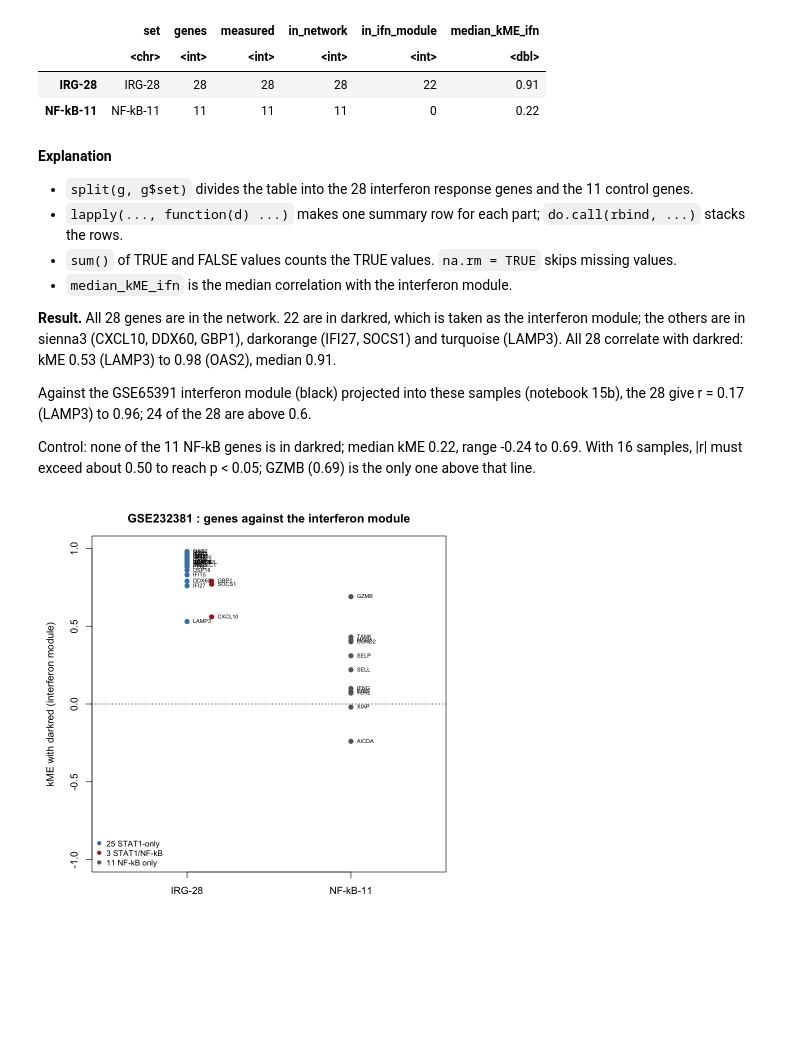
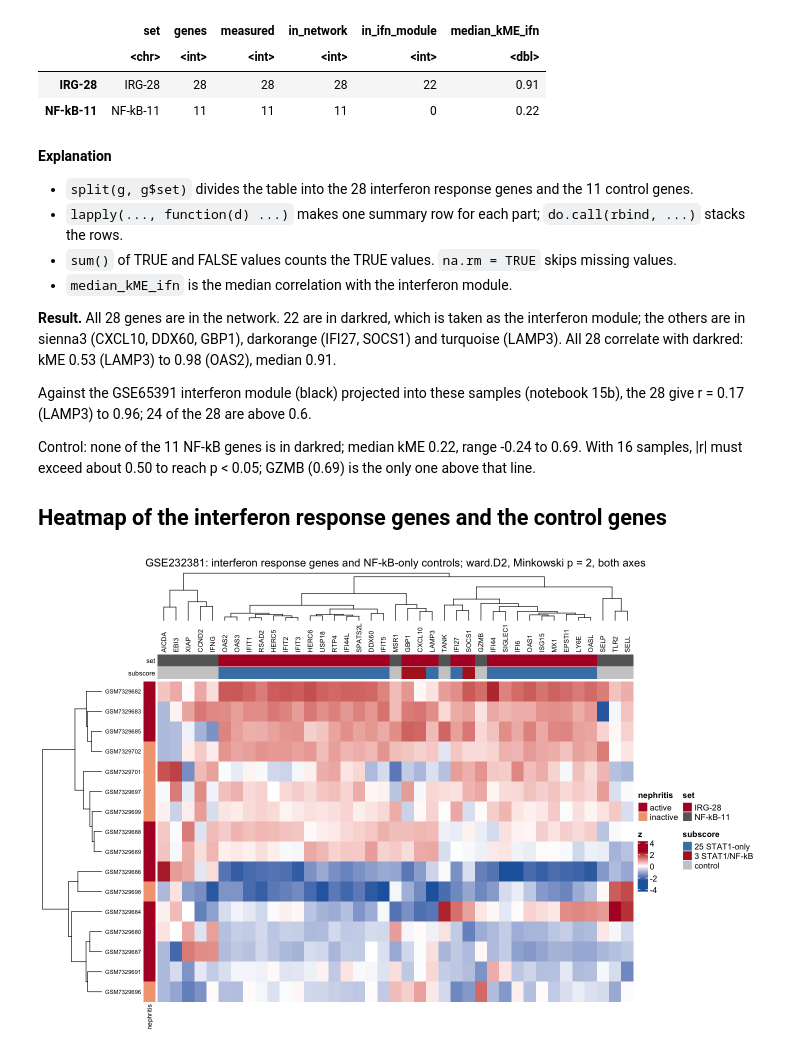
Before and after one commit to NIH-NLM/endotypes-transcriptomics, a Jupyter notebook: ipynb/15c_GSE232381_bulk_RNA_seq_interferon_genes.ipynb, the cells around one changed output. Saved outputs shown, nothing was run; the diff lists cells and outputs as text; code cells hidden in the pictures; blank space fills up the shorter version.

Commit message:
k-means silhouette and heatmaps, interferon heatmaps, gap statistic removed, citations

```diff
--- a/ipynb/15c_GSE232381_bulk_RNA_seq_interferon_genes.ipynb
+++ b/ipynb/15c_GSE232381_bulk_RNA_seq_interferon_genes.ipynb
@@ -160,26 +160,40 @@ r = 0.17 (LAMP3) to 0.96; 24 of the 28 are above 0.6.
 
 Control: none of the 11 NF-kB genes is in darkred; median kME 0.22, range -0.24 to 0.69. With 16 samples,
 |r| must exceed about 0.50 to reach p < 0.05; GZMB (0.69) is the only one above that line.
+
+## Heatmap of the interferon response genes and the control genes
 # %%
+suppressMessages({library(ComplexHeatmap); library(circlize)})
+H  <- scale(t(e$E[g$gene[g$measured], rownames(w$datExpr)]))
+H  <- H[, colSums(is.na(H)) == 0]; Hc <- pmin(pmax(H, -2.5), 2.5)
+hc_rows <- hclust(dist(H, method = "minkowski", p = 2), method = "ward.D2")
+hc_cols <- hclust(dist(t(H), method = "minkowski", p = 2), method = "ward.D2")
+gs  <- g[match(colnames(H), g$gene), ]
+top <- HeatmapAnnotation(set = gs$set, subscore = ifelse(gs$set == "IRG-28", gs$dejesus2020_subscore, "control"),
+                         col = list(set = c("IRG-28" = "#B2182B", "NF-kB-11" = "grey40"),
+                                    subscore = c("25 STAT1-only" = "steelblue", "3 STAT1/NF-kB" = "firebrick", control = "grey80")),
+                         annotation_name_side = "left", annotation_name_gp = gpar(fontsize = 8))
+m <- readRDS(art(G, "metadata.rds")); m <- m[match(rownames(w$datExpr), m$sample), ]
+left <- rowAnnotation(nephritis = ifelse(m$ln_active == 1, "active", "inactive"),
+                      col = list(nephritis = c(active = "#B2182B", inactive = "#F4A582")),
+                      annotation_name_gp = gpar(fontsize = 8))
 figure <- function() {
-  d <- g[g$in_network, ]
-  d$x <- ifelse(d$set == "IRG-28", 1, 2) + ifelse(d$dejesus2020_subscore == "3 STAT1/NF-kB", 0.15, 0)
-  par(mar = c(4, 4.5, 3, 1))
-  plot(d$x, d$kME_ifn, xlim = c(0.5, 2.5), ylim = c(-1, 1), xaxt = "n", pch = 19,
-       col = ifelse(d$set == "NF-kB-11", "grey40", ifelse(d$dejesus2020_subscore == "3 STAT1/NF-kB", "firebrick", "steelblue")),
-       xlab = "", ylab = paste0("kME with ", ifn_module, " (interferon module)"),
-       main = paste(G, ": genes against the interferon module"))
-  axis(1, at = 1:2, labels = c("IRG-28", "NF-kB-11")); abline(h = 0, lty = 3)
-  text(d$x, d$kME_ifn, d$gene, pos = 4, cex = 0.55)
-  legend("bottomleft", c("25 STAT1-only", "3 STAT1/NF-kB", "11 NF-kB only"), pch = 19,
-         col = c("steelblue", "firebrick", "grey40"), bty = "n", cex = 0.8)
+  Heatmap(Hc, name = "z", col = colorRamp2(c(-2.5, 0, 2.5), c("#2166AC", "white", "#B2182B")),
+          cluster_rows = hc_rows, cluster_columns = hc_cols,
+          row_dend_side = "left", column_dend_side = "top",
+          row_dend_width = unit(25, "mm"), column_dend_height = unit(20, "mm"),
+          show_row_names = TRUE, row_names_side = "left", row_names_gp = gpar(fontsize = 7),
+          column_names_side = "top", column_names_gp = gpar(fontsize = 8),
+          top_annotation = top, left_annotation = left,
+          column_title = sprintf("%s: interferon response genes and NF-kB-only controls; ward.D2, Minkowski p = 2, both axes", G))
 }
-for (device in c("inline", "png")) {
-  if (device == "png") png(fig(G, "15c_interferon_genes.png"), width = 7, height = 7, units = "in", res = 300)
-  figure()
+options(repr.plot.width = 12, repr.plot.height = 8)
+for (device in c("inline", "png")) {               # shown here, and saved as a 300 dpi PNG
+  if (device == "png") png(fig(G, "15c_interferon_heatmap.png"), width = 12, height = 8, units = "in", res = 300)
+  out <- figure(); if (inherits(out, c("Heatmap", "HeatmapList"))) draw(out)
   if (device == "png") invisible(dev.off())
 }
 # %% [output]
-[figure, old version]
+[figure, new version]
 # %% [markdown]
 **Explanation**
```
Also changed, not shown: parts of 4 cells of this notebook, 45 other files.
